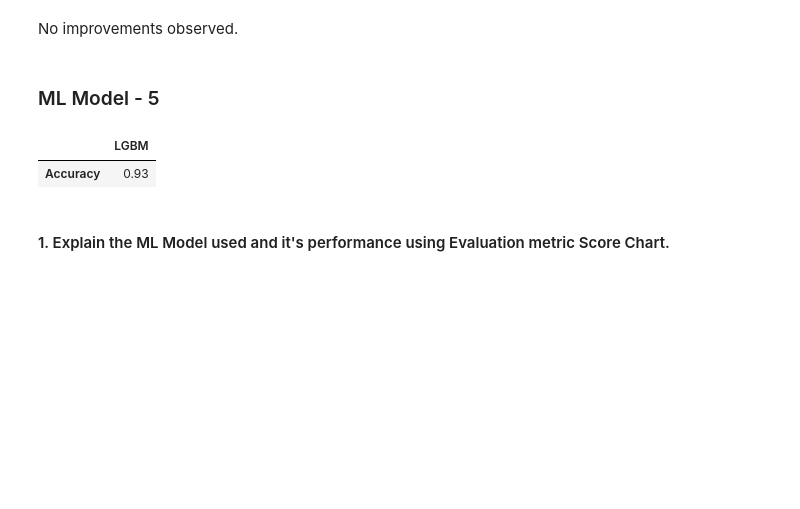
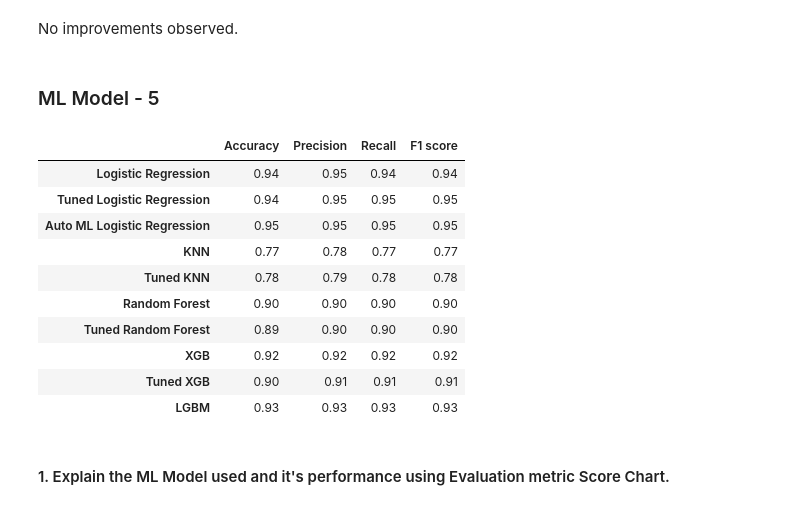
Before and after one commit to AmanSharmas/Mobile-Price-Range-Prediction, a Jupyter notebook: Mobile_Price_Range_Prediction_Capstone_3.ipynb, the cells around one changed output. Cells and saved outputs as stored; diff of their text form; code cells hidden in the pictures; blank space fills up the shorter version.

```diff
--- a/Mobile_Price_Range_Prediction_Capstone_3.ipynb
+++ b/Mobile_Price_Range_Prediction_Capstone_3.ipynb
@@ -1922,4 +1907,0 @@ model_compare_rf['Tuned RF']=accuracy_rf
-# %%
-#Concating two with result dataframe
-model_scores=pd.concat([model_scores, model_compare_rf.T], axis=0,join='inner')
-model_scores.T
@@ -1965,6 +1944,6 @@ model_xgb={'XGB':XGBClassifier()}
 model_xgb,xgb_score,xgb_report=fit_and_score(model=model_xgb,X_train=X_train,X_test=X_test,y_train=y_train,y_test=y_test)
 # %%
 #Storing model scores
-model_compare_xgb=pd.DataFrame([xgb_score]).rename(index={0:'Accuracy'})
-model_compare_xgb
+model_scores=pd.concat([model_scores, xgb_score], axis=0,join='inner')
+model_scores
 # %% [output]
@@ -2007,7 +1993,7 @@ xgb_grid={
 
 }
 #Hyper parameter tuning using randomized search cv.
-best_parameters_xgb,model_xgb_tuned,clf_report_xgb,accuracy_xgb=Hyper_parameter_tuning(grid_search=False,random_search=True,
+best_parameters_xgb,model_xgb_tuned,clf_report_xgb,tuned_xgb_scores=Hyper_parameter_tuning(grid_search=False,random_search=True,
                                                                           model_name=model_xgb,parameter_grid=xgb_grid,
                                                                           X_train=X_train,X_test=X_test,y_train=y_train,y_test=y_test)
 # %% [output]
@@ -2028,5 +2011,5 @@ model_compare_xgb['Tuned XGB']=accuracy_xgb
 # %%
-#Concating two with result dataframe
-model_scores=pd.concat([model_scores, model_compare_xgb.T], axis=0,join='inner')
-model_scores.T
+#Storing model scores
+model_scores=pd.concat([model_scores, tuned_xgb_scores], axis=0,join='inner')
+model_scores
 # %% [output]
@@ -2071,11 +2062,20 @@ model_lgbm={'LGBM': lgb.LGBMClassifier()}
 model_lgbm,lgbm_score,lgbm_report=fit_and_score(model=model_lgbm,X_train=X_train,X_test=X_test,y_train=y_train,y_test=y_test)
 # %%
 #Storing model scores
-model_compare_lgbm=pd.DataFrame([lgbm_score]).rename(index={0:'Accuracy'})
-model_compare_lgbm
+model_scores=pd.concat([model_scores,lgbm_score], axis=0,join='inner')
+model_scores
 # %% [output]
-|  | LGBM |
-| Accuracy | 0.93 |
+|  | Accuracy | Precision | Recall | F1 score |
+| Logistic Regression | 0.94 | 0.95 | 0.94 | 0.94 |
+| Tuned Logistic Regression | 0.94 | 0.95 | 0.95 | 0.95 |
+| Auto ML Logistic Regression | 0.95 | 0.95 | 0.95 | 0.95 |
+| KNN | 0.77 | 0.78 | 0.77 | 0.77 |
+| Tuned KNN | 0.78 | 0.79 | 0.78 | 0.78 |
+| Random Forest | 0.90 | 0.90 | 0.90 | 0.90 |
+| Tuned Random Forest | 0.89 | 0.90 | 0.90 | 0.90 |
+| XGB | 0.92 | 0.92 | 0.92 | 0.92 |
+| Tuned XGB | 0.90 | 0.91 | 0.91 | 0.91 |
+| LGBM | 0.93 | 0.93 | 0.93 | 0.93 |
 # %% [markdown]
 #### 1. Explain the ML Model used and it's performance using Evaluation metric Score Chart.
 # %%
```
Also changed, not shown: parts of 62 cells of this notebook.
